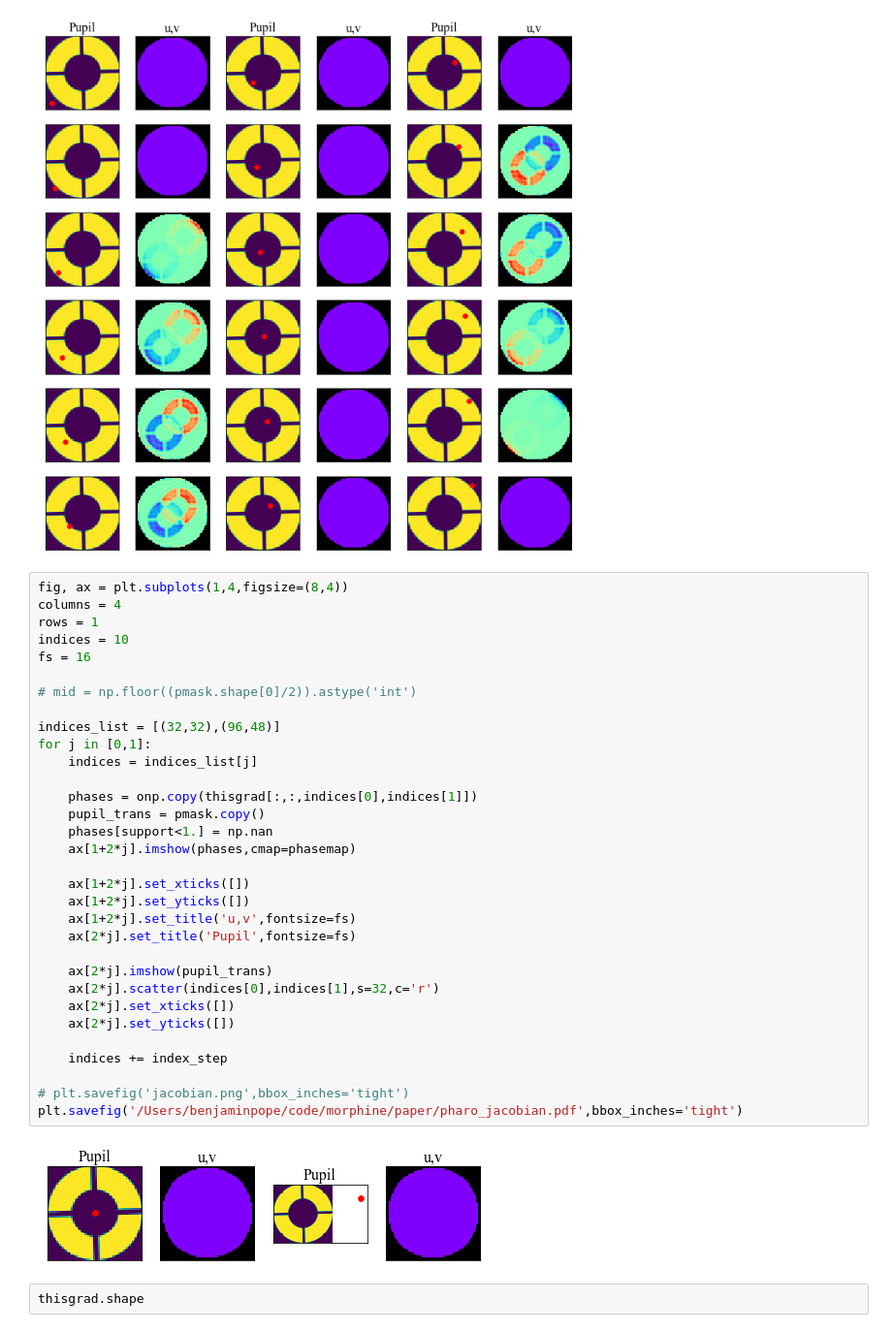
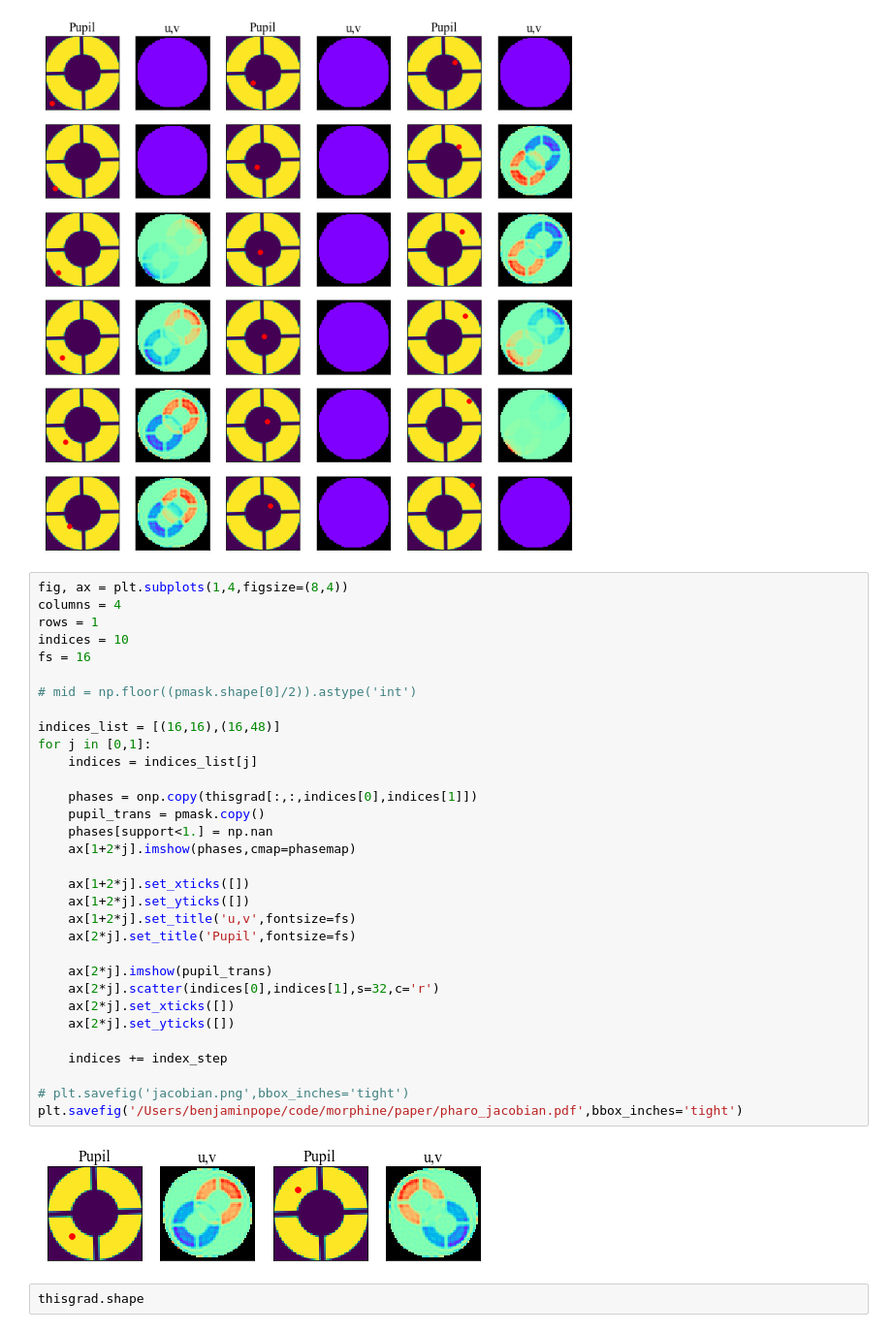
Before and after one commit to LouisDesdoigts/morphine, a Jupyter notebook: notebooks/morphine_pharo_xara.ipynb, the cells around one changed output. Shown at 97% size. Cells and saved outputs as stored; diff of their text form.

```diff
--- a/notebooks/morphine_pharo_xara.ipynb
+++ b/notebooks/morphine_pharo_xara.ipynb
@@ -325,35 +325,35 @@ fig, ax = plt.subplots(1,4,figsize=(8,4))
 columns = 4
 rows = 1
 indices = 10
 fs = 16
 
 # mid = np.floor((pmask.shape[0]/2)).astype('int')
 
-indices_list = [(32,32),(96,48)]
+indices_list = [(16,16),(16,48)]
 for j in [0,1]:
     indices = indices_list[j]
 
     phases = onp.copy(thisgrad[:,:,indices[0],indices[1]])
     pupil_trans = pmask.copy()
     phases[support<1.] = np.nan
     ax[1+2*j].imshow(phases,cmap=phasemap)
 
     ax[1+2*j].set_xticks([])
     ax[1+2*j].set_yticks([])
     ax[1+2*j].set_title('u,v',fontsize=fs)
     ax[2*j].set_title('Pupil',fontsize=fs)
 
     ax[2*j].imshow(pupil_trans)
     ax[2*j].scatter(indices[0],indices[1],s=32,c='r')
     ax[2*j].set_xticks([])
     ax[2*j].set_yticks([])
 
     indices += index_step
 
 # plt.savefig('jacobian.png',bbox_inches='tight')
 plt.savefig('/Users/benjaminpope/code/morphine/paper/pharo_jacobian.pdf',bbox_inches='tight')
 # %% [output]
-[figure, old version]
+[figure, new version]
 # %%
 thisgrad.shape
 # %% [output]
```
Also changed, not shown: parts of 2 cells of this notebook, 2 other files.
